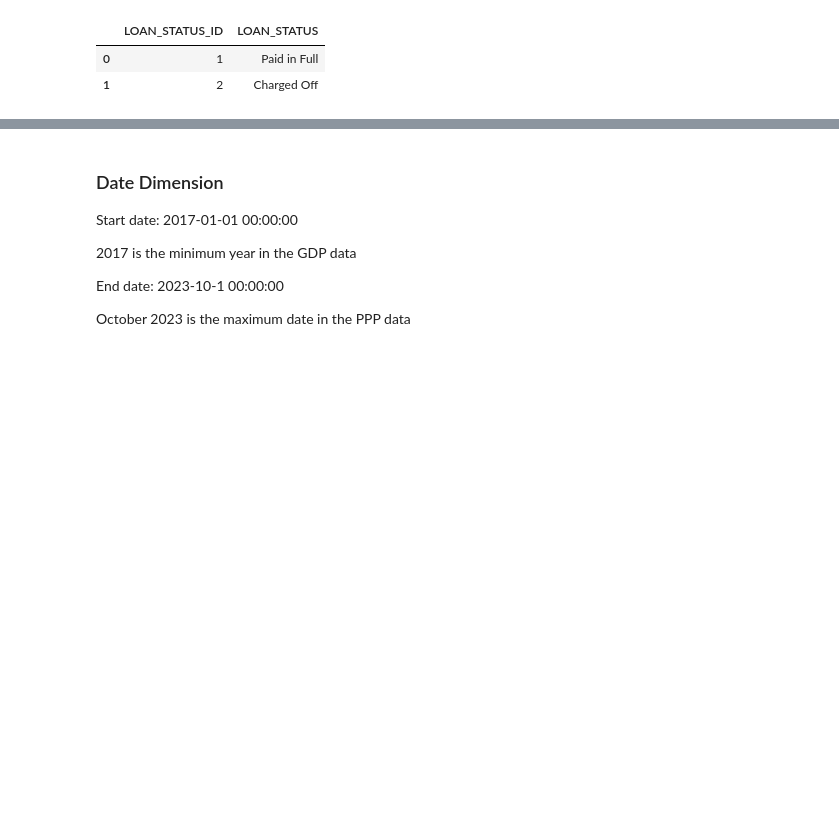
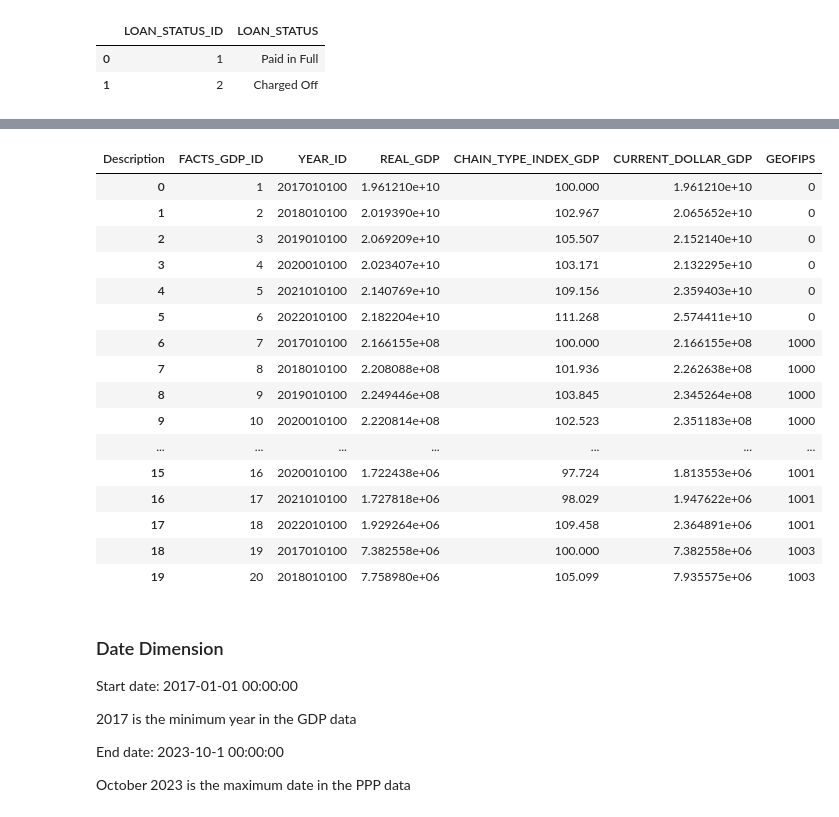
Before and after one commit to joseASC6/PPP_loan_analysis, a Jupyter notebook: programming_scripts/transform_and_load_data.ipynb, the cells around one changed output, grey strips where cells are left out. Cells and saved outputs as stored; diff of their text form; code cells hidden in the pictures; blank space fills up the shorter version.

```diff
--- a/programming_scripts/transform_and_load_data.ipynb
+++ b/programming_scripts/transform_and_load_data.ipynb
@@ -590,3 +705,25 @@ facts_gdp = pd.DataFrame(columns=['FACTS_GDP_ID'])
+# %%
+# Create the Fact Table
+facts_gdp = clean_gdp_data[['FACTS_GDP_ID', 'YEAR_ID', 'REAL_GDP', 'CHAIN_TYPE_INDEX_GDP', 'CURRENT_DOLLAR_GDP', 'GEOFIPS']]
+facts_gdp.head(20)
+# %% [output]
+| Description | FACTS_GDP_ID | YEAR_ID | REAL_GDP | CHAIN_TYPE_INDEX_GDP | CURRENT_DOLLAR_GDP | GEOFIPS |
+| 0 | 1 | 2017010100 | 1.961210e+10 | 100.000 | 1.961210e+10 | 0 |
+| 1 | 2 | 2018010100 | 2.019390e+10 | 102.967 | 2.065652e+10 | 0 |
+| 2 | 3 | 2019010100 | 2.069209e+10 | 105.507 | 2.152140e+10 | 0 |
+| 3 | 4 | 2020010100 | 2.023407e+10 | 103.171 | 2.132295e+10 | 0 |
+| 4 | 5 | 2021010100 | 2.140769e+10 | 109.156 | 2.359403e+10 | 0 |
+| 5 | 6 | 2022010100 | 2.182204e+10 | 111.268 | 2.574411e+10 | 0 |
+| 6 | 7 | 2017010100 | 2.166155e+08 | 100.000 | 2.166155e+08 | 1000 |
+| 7 | 8 | 2018010100 | 2.208088e+08 | 101.936 | 2.262638e+08 | 1000 |
+| 8 | 9 | 2019010100 | 2.249446e+08 | 103.845 | 2.345264e+08 | 1000 |
+| 9 | 10 | 2020010100 | 2.220814e+08 | 102.523 | 2.351183e+08 | 1000 |
+| ... | ... | ... | ... | ... | ... | ... |
+| 15 | 16 | 2020010100 | 1.722438e+06 | 97.724 | 1.813553e+06 | 1001 |
+| 16 | 17 | 2021010100 | 1.727818e+06 | 98.029 | 1.947622e+06 | 1001 |
+| 17 | 18 | 2022010100 | 1.929264e+06 | 109.458 | 2.364891e+06 | 1001 |
+| 18 | 19 | 2017010100 | 7.382558e+06 | 100.000 | 7.382558e+06 | 1003 |
+| 19 | 20 | 2018010100 | 7.758980e+06 | 105.099 | 7.935575e+06 | 1003 |
 # %% [markdown]
 ### Date Dimension
 Start date: 2017-01-01 00:00:00
```
Also changed, not shown: parts of 20 cells of this notebook.
